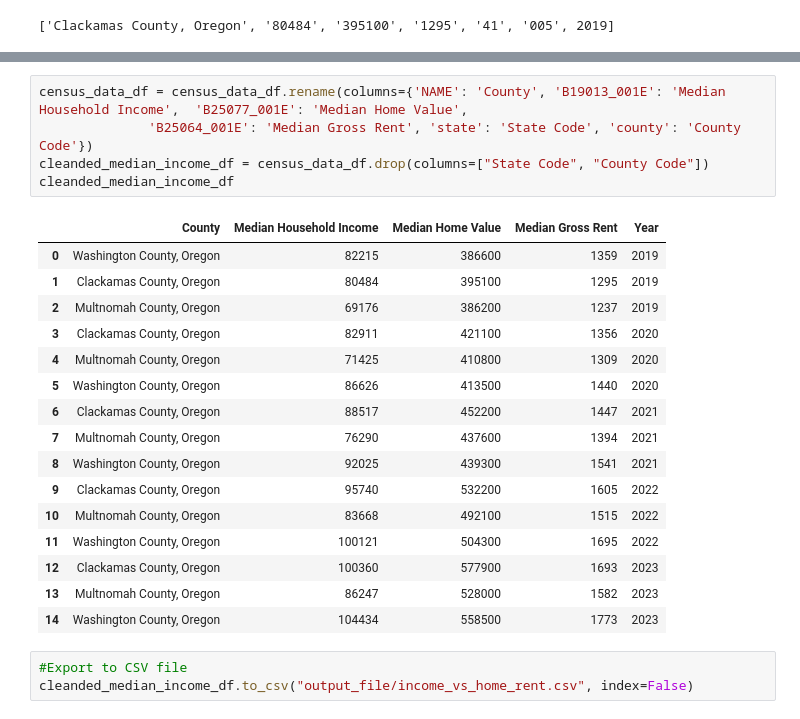
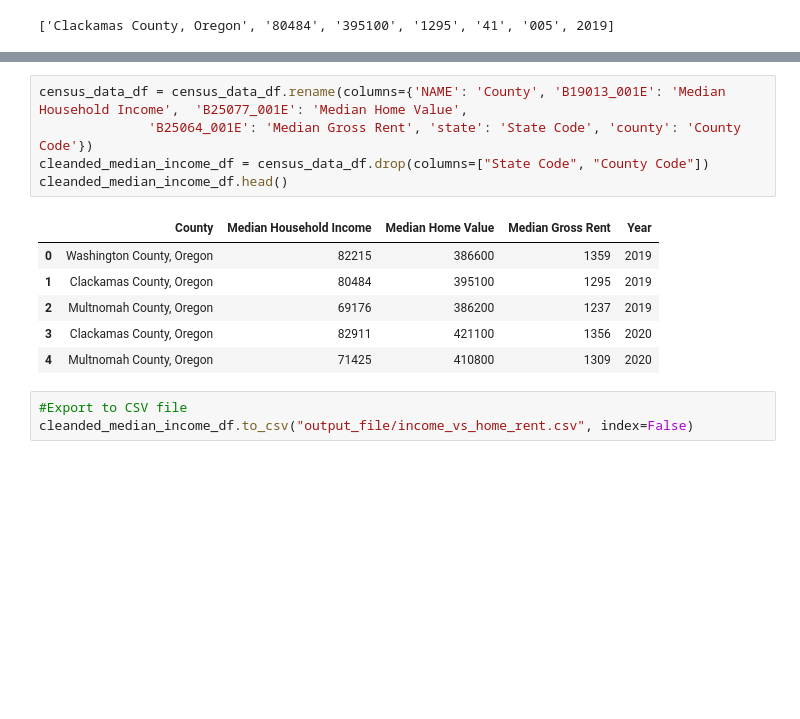
Before and after one commit to Tserrof7/Portland-Housing-Prices-Affordability-Project, a Jupyter notebook: Census_Data/census_data.ipynb, the cells around one changed output, grey strips where cells are left out. Cells and saved outputs as stored; diff of their text form; blank space fills up the shorter version.

```diff
--- a/Census_Data/census_data.ipynb
+++ b/Census_Data/census_data.ipynb
@@ -94,25 +84,15 @@ census_data_df
 # %%
 census_data_df = census_data_df.rename(columns={'NAME': 'County', 'B19013_001E': 'Median Household Income',  'B25077_001E': 'Median Home Value',
               'B25064_001E': 'Median Gross Rent', 'state': 'State Code', 'county': 'County Code'})
 cleanded_median_income_df = census_data_df.drop(columns=["State Code", "County Code"])
-cleanded_median_income_df
+cleanded_median_income_df.head()
 # %% [output]
 |  | County | Median Household Income | Median Home Value | Median Gross Rent | Year |
 | 0 | Washington County, Oregon | 82215 | 386600 | 1359 | 2019 |
 | 1 | Clackamas County, Oregon | 80484 | 395100 | 1295 | 2019 |
 | 2 | Multnomah County, Oregon | 69176 | 386200 | 1237 | 2019 |
 | 3 | Clackamas County, Oregon | 82911 | 421100 | 1356 | 2020 |
 | 4 | Multnomah County, Oregon | 71425 | 410800 | 1309 | 2020 |
-| 5 | Washington County, Oregon | 86626 | 413500 | 1440 | 2020 |
-| 6 | Clackamas County, Oregon | 88517 | 452200 | 1447 | 2021 |
-| 7 | Multnomah County, Oregon | 76290 | 437600 | 1394 | 2021 |
-| 8 | Washington County, Oregon | 92025 | 439300 | 1541 | 2021 |
-| 9 | Clackamas County, Oregon | 95740 | 532200 | 1605 | 2022 |
-| 10 | Multnomah County, Oregon | 83668 | 492100 | 1515 | 2022 |
-| 11 | Washington County, Oregon | 100121 | 504300 | 1695 | 2022 |
-| 12 | Clackamas County, Oregon | 100360 | 577900 | 1693 | 2023 |
-| 13 | Multnomah County, Oregon | 86247 | 528000 | 1582 | 2023 |
-| 14 | Washington County, Oregon | 104434 | 558500 | 1773 | 2023 |
 # %%
 #Export to CSV file
 cleanded_median_income_df.to_csv("output_file/income_vs_home_rent.csv", index=False)
```
Also changed, not shown: parts of 8 cells of this notebook, 1 other file.
